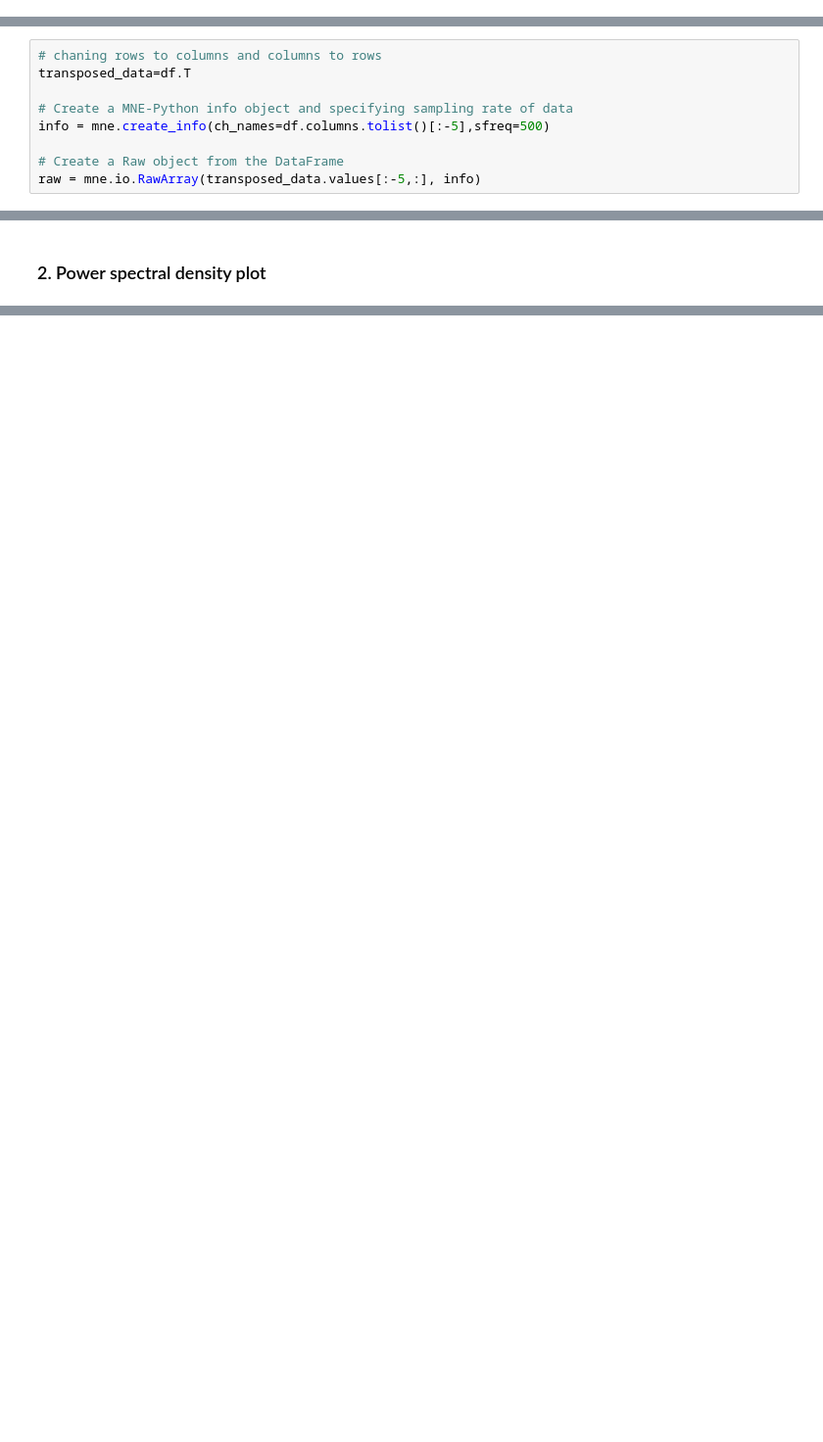
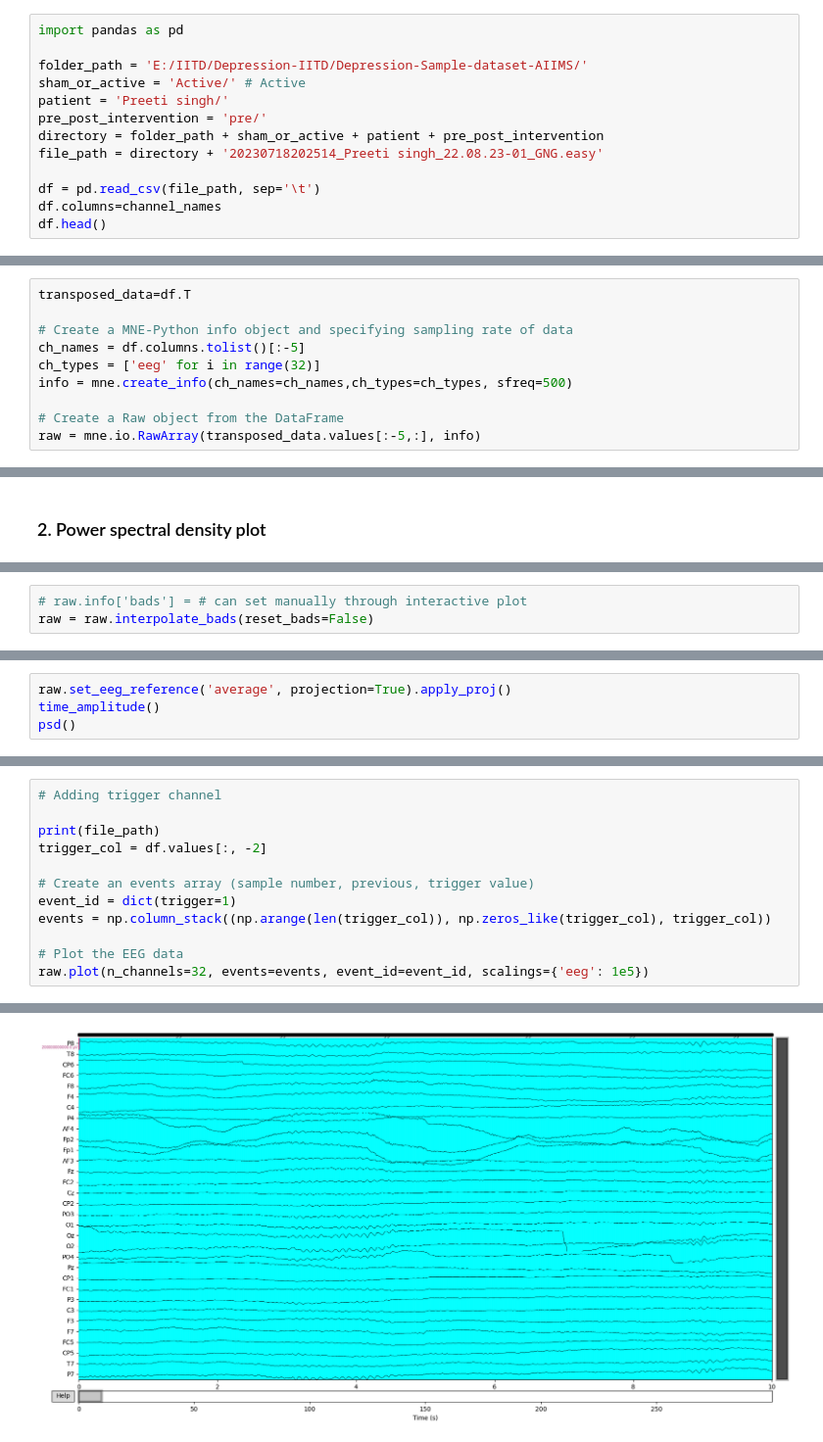
Before and after one commit to vishwanisingh/Depression-tDCS-Analysis, a Jupyter notebook: mne.ipynb, the cells around one changed output, grey strips where cells are left out. Shown at 98% size. Drawn from its saved outputs; the diff is of its cells as text; blank space fills up the shorter version.

```diff
--- a/mne.ipynb
+++ b/mne.ipynb
@@ -78,0 +57,13 @@ df.head()
+# %%
+import pandas as pd
+
+folder_path = 'E:/IITD/Depression-IITD/Depression-Sample-dataset-AIIMS/'
+sham_or_active = 'Active/' # Active
+patient = 'Preeti singh/'
+pre_post_intervention = 'pre/'
+directory = folder_path + sham_or_active + patient + pre_post_intervention
+file_path = directory + '20230718202514_Preeti singh_22.08.23-01_GNG.easy'
+
+df = pd.read_csv(file_path, sep='\t')
+df.columns=channel_names
+df.head()
@@ -83,9 +80,10 @@ df.head()
 # %%
-# chaning rows to columns and columns to rows
 transposed_data=df.T
 
 # Create a MNE-Python info object and specifying sampling rate of data
-info = mne.create_info(ch_names=df.columns.tolist()[:-5],sfreq=500)
+ch_names = df.columns.tolist()[:-5]
+ch_types = ['eeg' for i in range(32)]
+info = mne.create_info(ch_names=ch_names,ch_types=ch_types, sfreq=500)
 
 # Create a Raw object from the DataFrame
 raw = mne.io.RawArray(transposed_data.values[:-5,:], info)
@@ -120,0 +133,3 @@ Effective window size : 4.096 (s)
+# %%
+# raw.info['bads'] = # can set manually through interactive plot
+raw = raw.interpolate_bads(reset_bads=False)
@@ -120,0 +179,4 @@ Effective window size : 4.096 (s)
+# %%
+raw.set_eeg_reference('average', projection=True).apply_proj()
+time_amplitude()
+psd()
@@ -120,0 +216,13 @@ Effective window size : 4.096 (s)
+# %%
+# Adding trigger channel
+
+print(file_path)
+trigger_col = df.values[:, -2]
+
+# Create an events array (sample number, previous, trigger value)
+event_id = dict(trigger=1)
+events = np.column_stack((np.arange(len(trigger_col)), np.zeros_like(trigger_col), trigger_col))
+
+# Plot the EEG data
+raw.plot(n_channels=32, events=events, event_id=event_id, scalings={'eeg': 1e5})
+# %% [output]
@@ -120,0 +230 @@ Effective window size : 4.096 (s)
+[figure, added]
```
Also changed, not shown: parts of 28 cells of this notebook.
